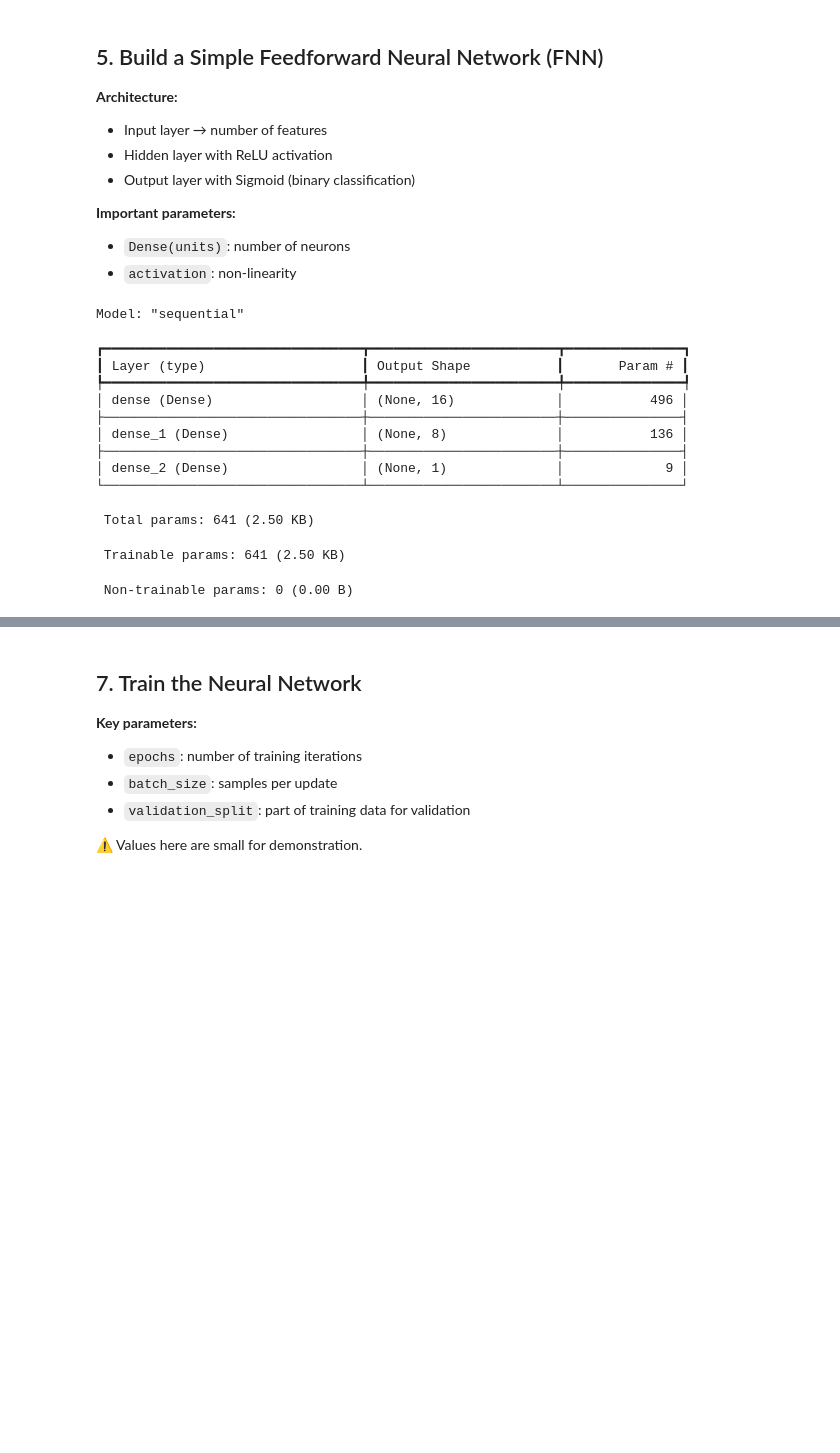
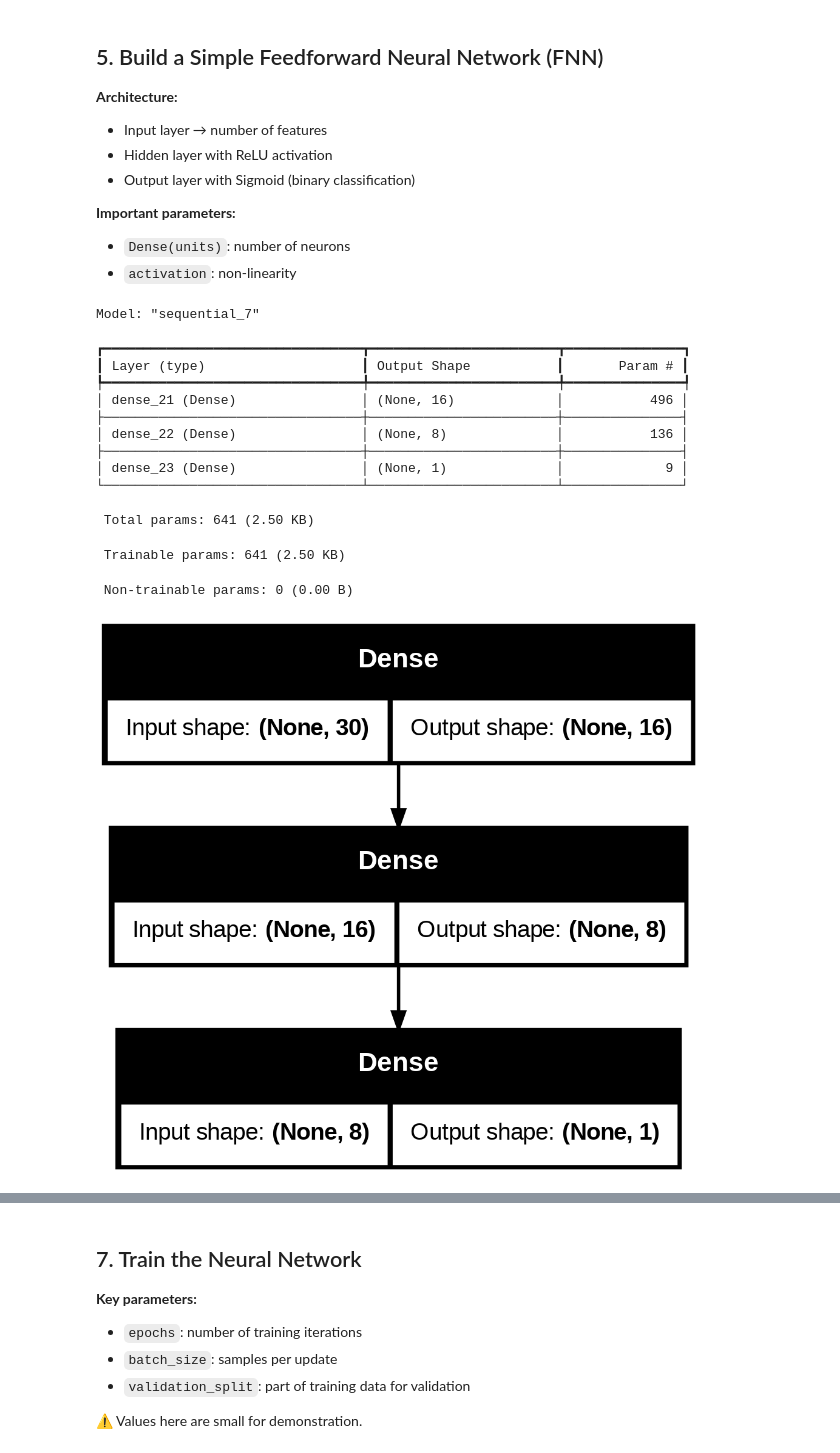
Before and after one commit to MehrdadJalali-AI/Statistics-and-Machine-Learning, a Jupyter notebook: InClass/NN_Preparation.ipynb, the cells around one changed output, grey strips where cells are left out. Cells and saved outputs as stored; diff of their text form; code cells hidden in the pictures; blank space fills up the shorter version.

```diff
--- a/InClass/NN_Preparation.ipynb
+++ b/InClass/NN_Preparation.ipynb
@@ -84,27 +155,32 @@ X_test_scaled  = scaler.transform(X_test)
 - `Dense(units)`: number of neurons
 - `activation`: non-linearity
 # %%
+import tensorflow as tf
+
 model = Sequential()
 
 model.add(Dense(16, activation='relu', input_shape=(X_train_scaled.shape[1],)))
+#Each of the 16 neurons receives all 30 inputs
 model.add(Dense(8, activation='relu'))
 model.add(Dense(1, activation='sigmoid'))
 
 model.summary()
+tf.keras.utils.plot_model(model, to_file='model_big.png', show_shapes=True)
 # %% [output]
-Model: "sequential"
+Model: "sequential_7"
 ┏━━━━━━━━━━━━━━━━━━━━━━━━━━━━━━━━━┳━━━━━━━━━━━━━━━━━━━━━━━━┳━━━━━━━━━━━━━━━┓
 ┃ Layer (type)                    ┃ Output Shape           ┃       Param # ┃
 ┡━━━━━━━━━━━━━━━━━━━━━━━━━━━━━━━━━╇━━━━━━━━━━━━━━━━━━━━━━━━╇━━━━━━━━━━━━━━━┩
-│ dense (Dense)                   │ (None, 16)             │           496 │
+│ dense_21 (Dense)                │ (None, 16)             │           496 │
 ├─────────────────────────────────┼────────────────────────┼───────────────┤
-│ dense_1 (Dense)                 │ (None, 8)              │           136 │
+│ dense_22 (Dense)                │ (None, 8)              │           136 │
 ├─────────────────────────────────┼────────────────────────┼───────────────┤
-│ dense_2 (Dense)                 │ (None, 1)              │             9 │
+│ dense_23 (Dense)                │ (None, 1)              │             9 │
 └─────────────────────────────────┴────────────────────────┴───────────────┘
  Total params: 641 (2.50 KB)
  Trainable params: 641 (2.50 KB)
  Non-trainable params: 0 (0.00 B)
+[figure, added]
 # %% [markdown]
 ## 6. Compile the Model
 
```
Also changed, not shown: parts of 9 cells of this notebook.
